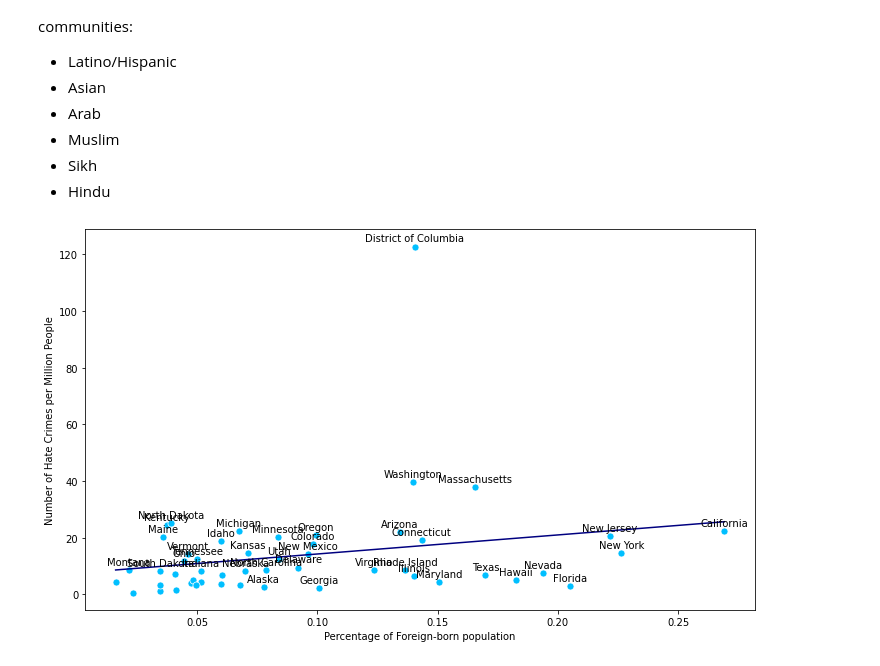
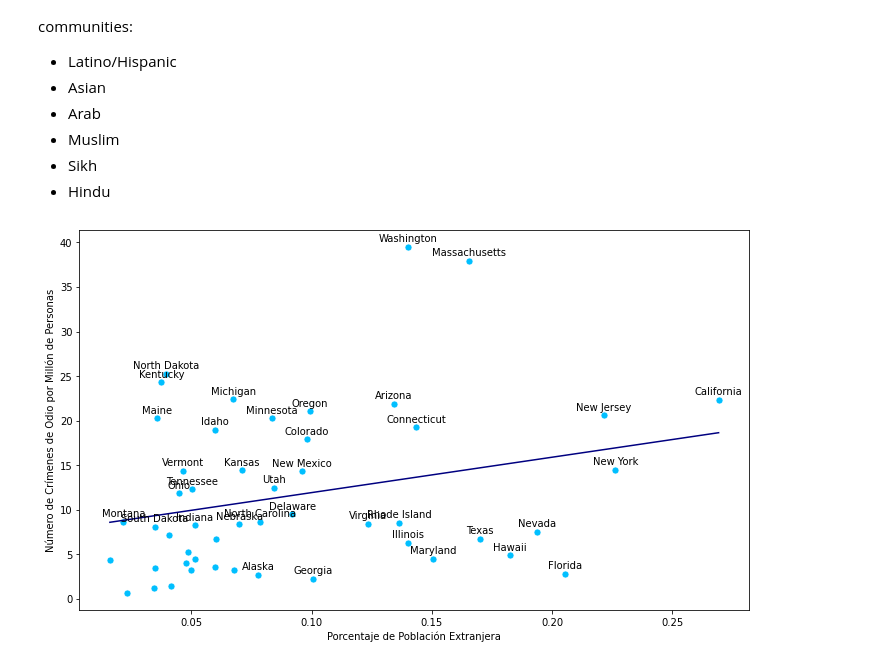
Before and after one commit to jramtos/hate_groups, a Jupyter notebook: analysis_hate_data.ipynb, the cells around one changed output. Drawn from its saved outputs; the diff is of its cells as text; code cells hidden in the pictures.

```diff
--- a/analysis_hate_data.ipynb
+++ b/analysis_hate_data.ipynb
@@ -311,0 +318,11 @@ us_p.head(10)
+# %%
+#Get number of hate crimes to inmigrants
+hc_imm = hc[(hc.DATA_YEAR > 2009) &
+               (hc.apply(lambda x: immigrant_cat(x),
+                         axis=1))].groupby(['STATE_NAME',
+                                            'DATA_YEAR']).size().reset_index(name='count')
+hc_imm = us_p.merge(hc_imm, left_on=['State', 'Year'],
+                       right_on=['STATE_NAME','DATA_YEAR'], how='left')
+hc_imm.drop(columns=['STATE_NAME', 'DATA_YEAR'], inplace=True)
+hc_imm.fillna({'count':0}, inplace=True)
+hc_imm['count_n'] = hc_imm['count']*1000000/hc_imm['population']
@@ -445,0 +512,25 @@ plt.show()
+# %%
+hc_imm.fillna({'count': 0}, inplace=True)
+hc_imm_agg = hc_imm[hc_imm.Year > 2012].groupby('State')\
+                .agg({'count':'sum'}).reset_index().rename(columns={'count': 'count_imm'})
+mdf = hc_imm_agg.merge(statedata, how='outer')
+mdf['count_i_p'] = mdf['count_imm']/mdf['population']*1000000
+mdf_g = us.merge(mdf, right_on='State', left_on='NAME')
+mdf_g.drop(columns=['NAME', 'REGION'], inplace=True)
+im_map = mdf_g[:]
+
+
+im_map = im_map[im_map.State !='District of Columbia']
+m = im_map.State == 'Hawaii'
+im_map[m] = im_map[m].set_geometry(im_map[m].scale(.7,.7,.7).translate(61, 1))
+m = lat_map.State == 'Alaska'
+im_map[m] = im_map[m].set_geometry(im_map[m].scale(.2,.2,.2).translate(-85, -35))
+
+fig, ax = plt.subplots(figsize=(15,6))
+#plt.title('Number of Anti-Hispanic/Latino Hate Crimes Per Million People in 2013-2018', size=12.5)
+divider = make_axes_locatable(ax)
+cax = divider.append_axes("right", size="5%", pad=0.1)
+im_map.plot(column='count_i_p',cmap='Greens',legend=True,ax=ax, cax=cax)
+im_map.boundary.plot(color='lightgrey',ax =ax)
+ax.axis('off')
+plt.show()
@@ -553,7 +664,7 @@ mdf = mdf.merge(hc_immigrant)
 mdf['count_p'] = mdf['count']/mdf['population']*1000000
 # %%
 mdf_fil = mdf
-#mdf_fil = mdf[mdf.State != 'District of Columbia'].reset_index()
+mdf_fil = mdf[mdf.State != 'District of Columbia'].reset_index()
 xvar = 'foreign_born_p'
 yvar = 'count_p'
 lm = linear_model.LinearRegression()
@@ -562,23 +673,23 @@ mdf_fil['pred_c']= lm.predict(mdf_fil.loc[:, [xvar]])[:, 0]
 # %%
 fig, ax = plt.subplots(figsize=(12,7))
 g = sns.scatterplot(x=mdf_fil[xvar],
                     y=mdf_fil[yvar], color='deepskyblue', marker='o', s=50)
 sns.lineplot(x=mdf_fil[xvar], y=mdf_fil['pred_c'],estimator=None,
              color='navy')
 
 for point in range(mdf_fil.shape[0]):
     label = mdf_fil['State'][point]
     x = mdf_fil[xvar][point]
     y = mdf_fil[yvar][point]
     if x > 0.07 or y> 8:
         plt.annotate(label, # this is the text
                  (x,y), # this is the point to label
                  textcoords="offset points", # how to position the text
                  xytext=(0,5), # distance from text to points (x,y)
                  ha='center')
 
-plt.xlabel('Percentage of Foreign-born population')
-plt.ylabel('Number of Hate Crimes per Million People')
+plt.xlabel('Porcentaje de Población Extranjera')
+plt.ylabel('Número de Crímenes de Odio por Millón de Personas')
 plt.show()
 # %% [output]
-[figure, old version]
+[figure, new version]
```
Also changed, not shown: parts of 13 cells of this notebook, 2 other files.
